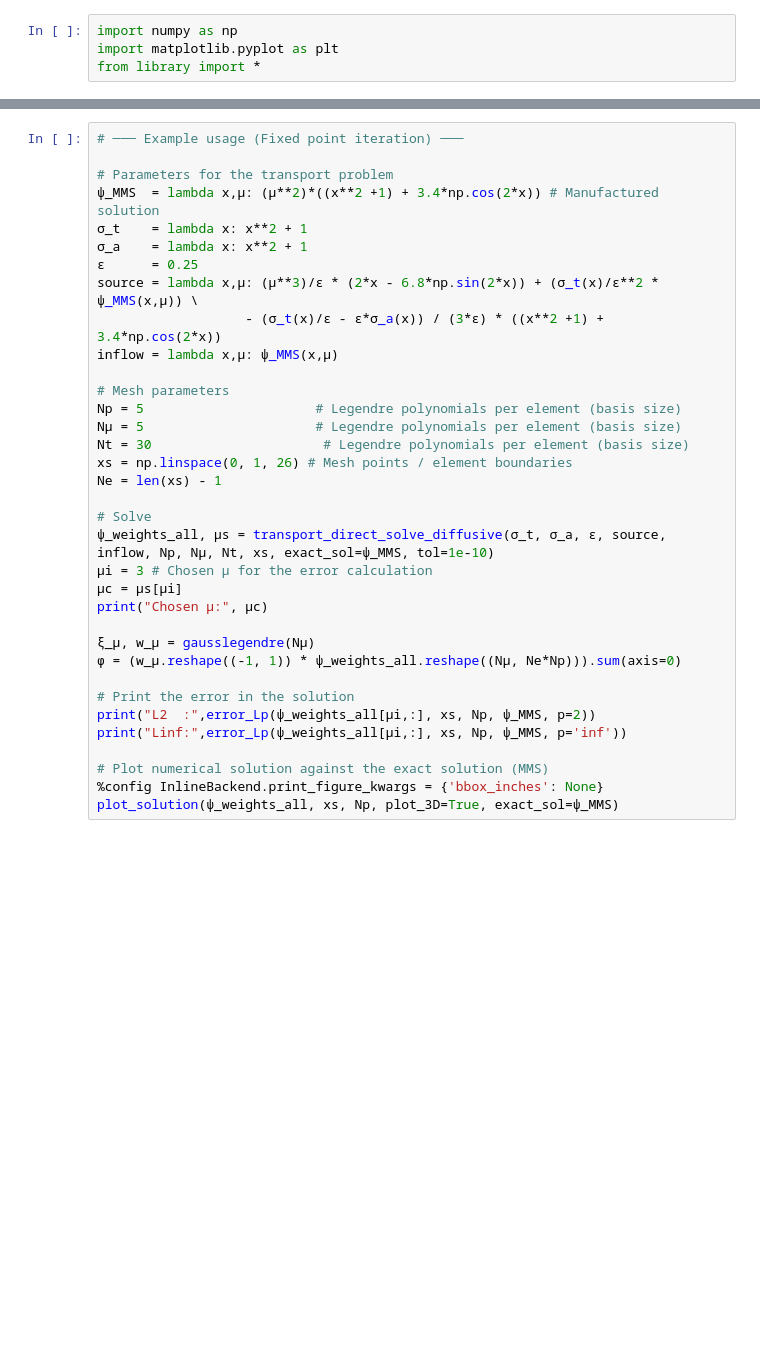
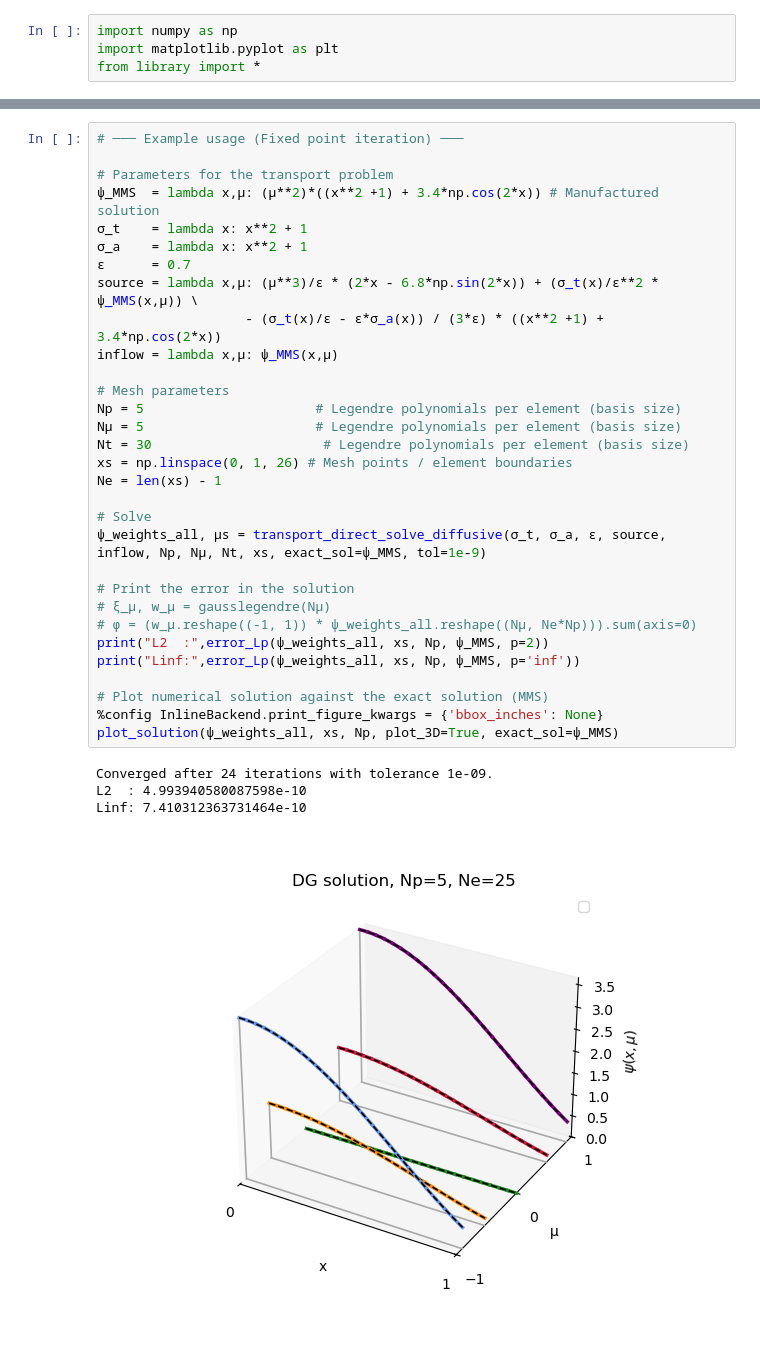
Before and after one commit to jpgallagher1/PIMS-GroupB, a Jupyter notebook: main.ipynb, the cells around one changed output, grey strips where cells are left out. Drawn from its saved outputs; the diff is of its cells as text; blank space fills up the shorter version.

Commit message:
main plotting and, error calc, and stopping update

```diff
--- a/main.ipynb
+++ b/main.ipynb
@@ -33,35 +37,36 @@ plot_solution(ψ_weights, xs, Np, μ_single=μ, exact_sol=ψ_MMS)
 # %%
 # ─── Example usage (Fixed point iteration) ───
 
 # Parameters for the transport problem
 ψ_MMS  = lambda x,μ: (μ**2)*((x**2 +1) + 3.4*np.cos(2*x)) # Manufactured solution
 σ_t    = lambda x: x**2 + 1
 σ_a    = lambda x: x**2 + 1
-ε      = 0.25
+ε      = 0.7
 source = lambda x,μ: (μ**3)/ε * (2*x - 6.8*np.sin(2*x)) + (σ_t(x)/ε**2 * ψ_MMS(x,μ)) \
                    - (σ_t(x)/ε - ε*σ_a(x)) / (3*ε) * ((x**2 +1) + 3.4*np.cos(2*x))
 inflow = lambda x,μ: ψ_MMS(x,μ)
 
 # Mesh parameters
 Np = 5                      # Legendre polynomials per element (basis size)
 Nμ = 5                      # Legendre polynomials per element (basis size)
 Nt = 30                      # Legendre polynomials per element (basis size)
 xs = np.linspace(0, 1, 26) # Mesh points / element boundaries
 Ne = len(xs) - 1
 
 # Solve
-ψ_weights_all, μs = transport_direct_solve_diffusive(σ_t, σ_a, ε, source, inflow, Np, Nμ, Nt, xs, exact_sol=ψ_MMS, tol=1e-10)
-μi = 3 # Chosen μ for the error calculation
-μc = μs[μi]
-print("Chosen μ:", μc)
-
-ξ_μ, w_μ = gausslegendre(Nμ)
-φ = (w_μ.reshape((-1, 1)) * ψ_weights_all.reshape((Nμ, Ne*Np))).sum(axis=0)
+ψ_weights_all, μs = transport_direct_solve_diffusive(σ_t, σ_a, ε, source, inflow, Np, Nμ, Nt, xs, exact_sol=ψ_MMS, tol=1e-9)
 
 # Print the error in the solution
-print("L2  :",error_Lp(ψ_weights_all[μi,:], xs, Np, ψ_MMS, p=2))
-print("Linf:",error_Lp(ψ_weights_all[μi,:], xs, Np, ψ_MMS, p='inf'))
+# ξ_μ, w_μ = gausslegendre(Nμ)
+# φ = (w_μ.reshape((-1, 1)) * ψ_weights_all.reshape((Nμ, Ne*Np))).sum(axis=0)
+print("L2  :",error_Lp(ψ_weights_all, xs, Np, ψ_MMS, p=2))
+print("Linf:",error_Lp(ψ_weights_all, xs, Np, ψ_MMS, p='inf'))
 
 # Plot numerical solution against the exact solution (MMS)
 %config InlineBackend.print_figure_kwargs = {'bbox_inches': None}
 plot_solution(ψ_weights_all, xs, Np, plot_3D=True, exact_sol=ψ_MMS)
+# %% [output]
+Converged after 24 iterations with tolerance 1e-09.
+L2  : 4.993940580087598e-10
+Linf: 7.410312363731464e-10
+[figure, added]
```
Also changed, not shown: parts of 1 cell of this notebook, 1 other file.
